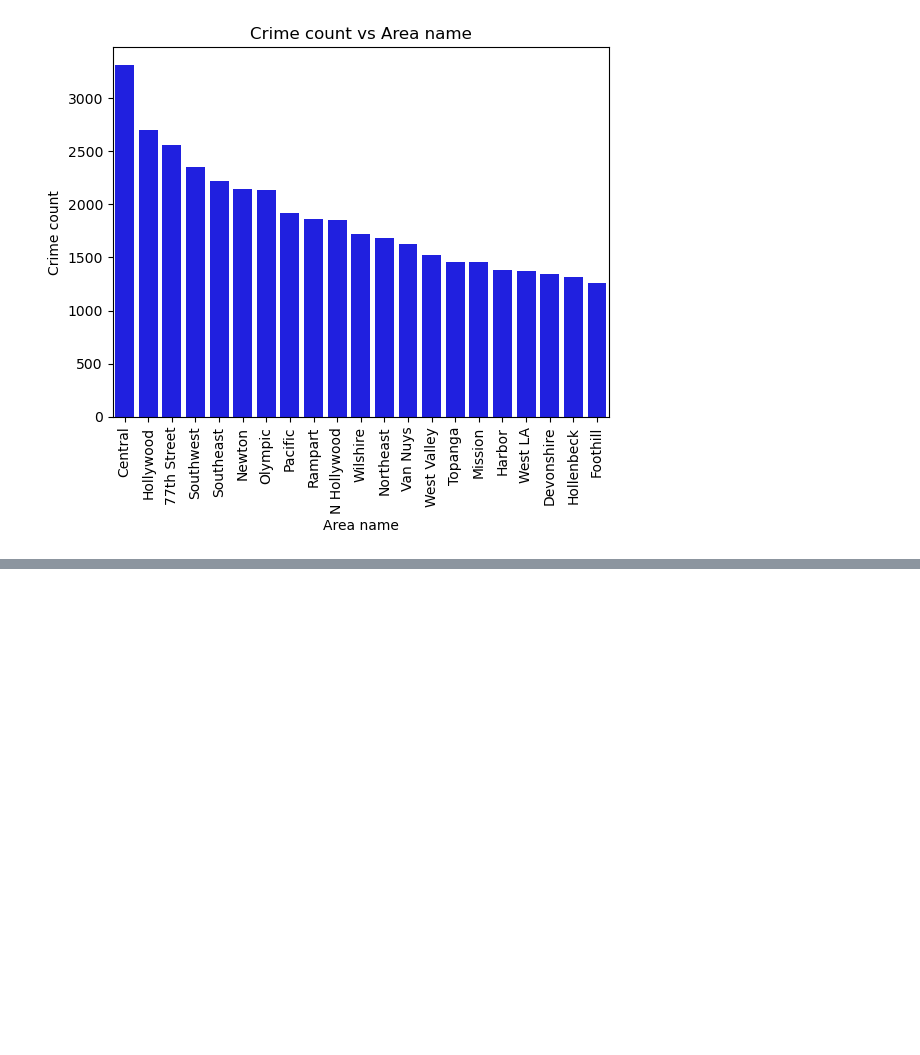
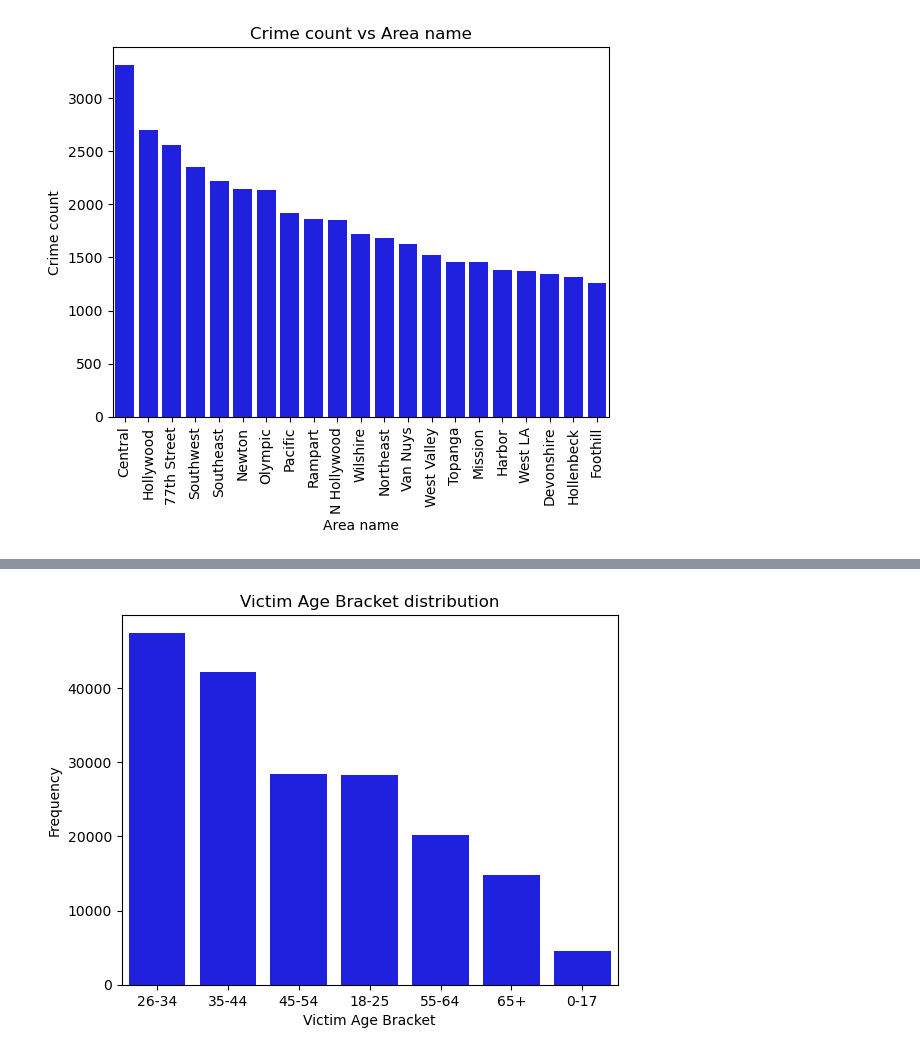
Before and after one commit to Viskuit/Python_Project.Analyzing_Crime_in_Los_Angeles, a Jupyter notebook: notebook.ipynb, the cells around one changed output, grey strips where cells are left out. Saved outputs shown, nothing was run; the diff lists cells and outputs as text; code cells hidden in the pictures; blank space fills up the shorter version.

```diff
--- a/notebook.ipynb
+++ b/notebook.ipynb
@@ -197,0 +279,13 @@ plt.show()
+# %%
+# Create bins and labels for victim age ranges
+age_bins = [0, 17, 25, 34, 44, 54, 64, np.inf]
+age_labels = ["0-17", "18-25", "26-34", "35-44", "45-54", "55-64", "65+"]
+
+# Add a new column using pd.cut() to bin values into discrete intervals
+crimes["Age Bracket"] = pd.cut(crimes["Vict Age"],
+                               bins=age_bins,
+                               labels=age_labels)
+# %%
+# Find the category with the largest frequency
+victim_ages = crimes["Age Bracket"].value_counts()
+print(victim_ages)
@@ -197,0 +302,9 @@ plt.show()
+# %%
+# Let's plot the data
+sns.countplot(data=crimes, x="Age Bracket", color="blue", order=victim_ages.index)
+plt.title("Victim Age Bracket distribution")
+plt.ylabel("Frequency")
+plt.xlabel("Victim Age Bracket")
+plt.show()
+# %% [output]
+[figure, added]
```
Also changed, not shown: parts of 9 cells of this notebook, 1 other file.
